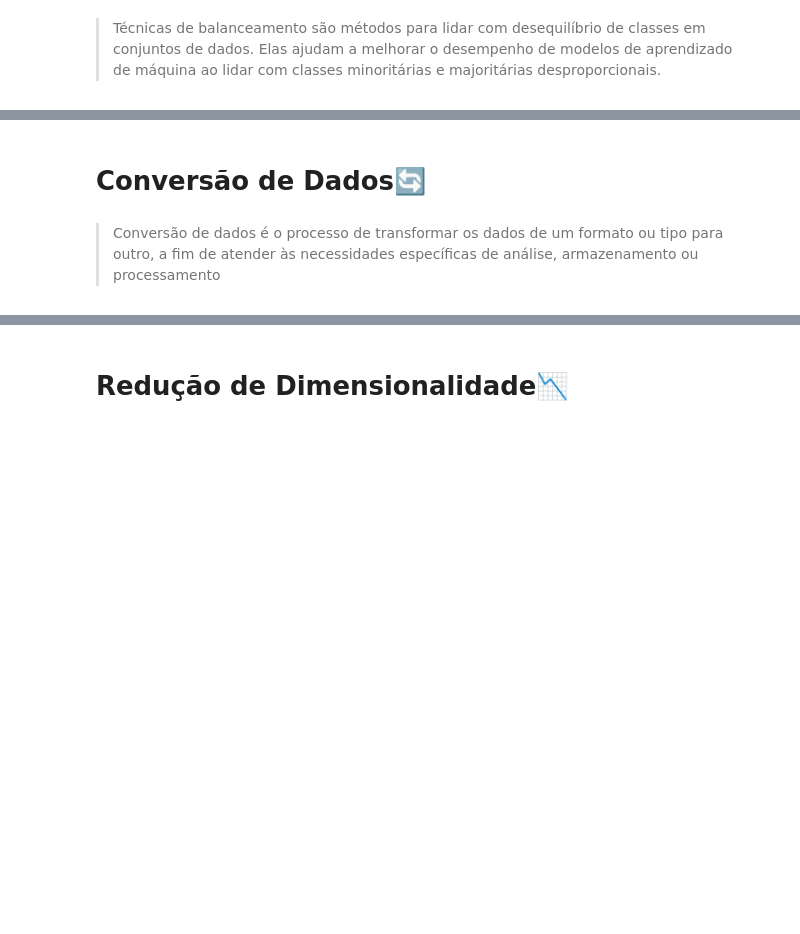
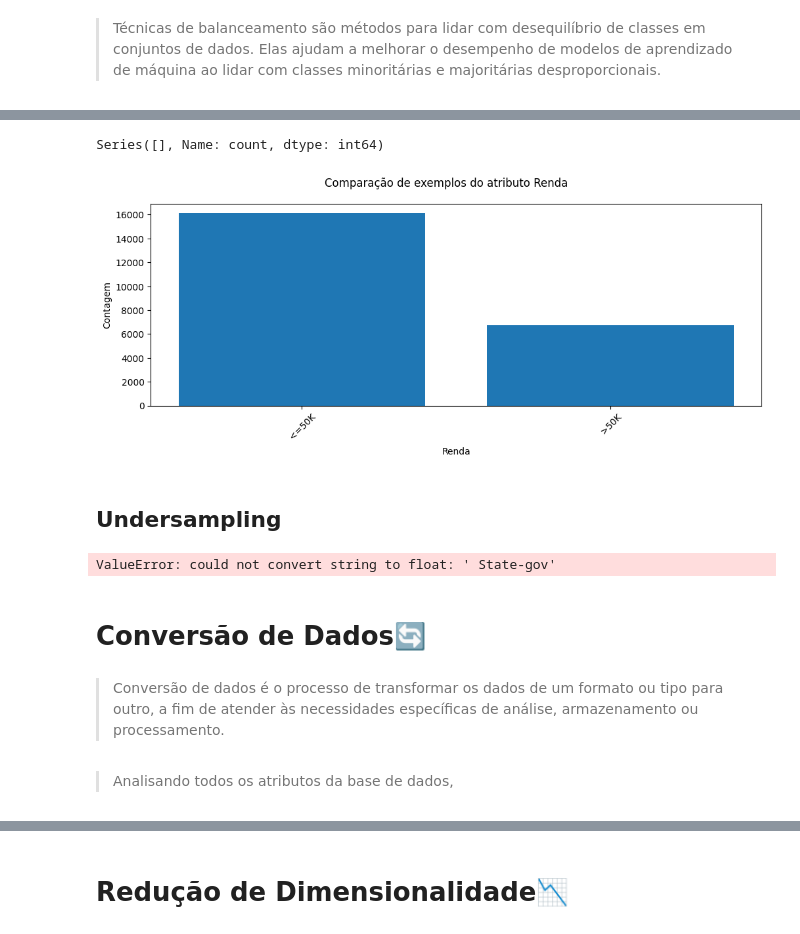
Before and after one commit to Henrique-Navarro/IA-PreProcessamento-Analise-de-Dados-Juptyter, a Jupyter notebook: jupyter_notebook.ipynb, the cells around one changed output, grey strips where cells are left out. Drawn from its saved outputs; the diff is of its cells as text; code cells hidden in the pictures; blank space fills up the shorter version.

```diff
--- a/jupyter_notebook.ipynb
+++ b/jupyter_notebook.ipynb
@@ -1121,4 +1223,50 @@ A base de dados limpa possui 0 exemplos e 9 atributos
+# %%
+def proportionate_undersample(data, target_column):
+    minority_class = data[data[target_column] == '>50K']
+    majority_class = data[data[target_column] == '<=50K']
+
+    minority_sample_size = int(len(majority_class) / 0.6 - len(minority_class))
+    majority_undersampled = majority_class.sample(n=minority_sample_size, random_state=42)
+
+    undersampled_data = pd.concat([minority_class, majority_undersampled])
+
+    return undersampled_data
+
+data_undersampled = proportionate_undersample(data_clean, 'Renda')
+print(data_undersampled['Renda'].value_counts())
+# %% [output]
+Series([], Name: count, dtype: int64)
+# %%
+class_counts = data_clean['Renda'].value_counts()
+plt.figure(figsize=(12, 4))
+plt.bar(class_counts.index, class_counts.values)
+plt.xlabel('Renda')
+plt.suptitle('Comparação de exemplos do atributo Renda')
+plt.ylabel('Contagem')
+plt.xticks(rotation=45)
+plt.show()
+# %% [output]
+[figure, added]
+# %% [markdown]
+## Undersampling
+# %%
+
+def synthetic_undersample(data, target_column):
+    minority_class = data[data[target_column] == '>50K']
+    majority_class = data[data[target_column] == '<=50K']
+
+    oversampler = SMOTE(sampling_strategy=0.6, random_state=42)
+    data_oversampled, _ = oversampler.fit_resample(data.drop(target_column, axis=1), data[target_column])
+
+    undersampled_data = pd.concat([data_oversampled, majority_class])
+
+    return undersampled_data
+
+data_undersampled = synthetic_undersample(data_clean, 'Renda')
+print(data_undersampled['Renda'].value_counts())
+# %% [output]
+ValueError: could not convert string to float: ' State-gov'
 # %% [markdown]
 # Conversão de Dados🔄
 # %% [markdown]
-> Conversão de dados é o processo de transformar os dados de um formato ou tipo para outro, a fim de atender às necessidades específicas de análise, armazenamento ou processamento
+> Conversão de dados é o processo de transformar os dados de um formato ou tipo para outro, a fim de atender às necessidades específicas de análise, armazenamento ou processamento.
@@ -1124,0 +1275,2 @@ A base de dados limpa possui 0 exemplos e 9 atributos
+# %% [markdown]
+> Analisando todos os atributos da base de dados,
```
Also changed, not shown: parts of 53 cells of this notebook.
